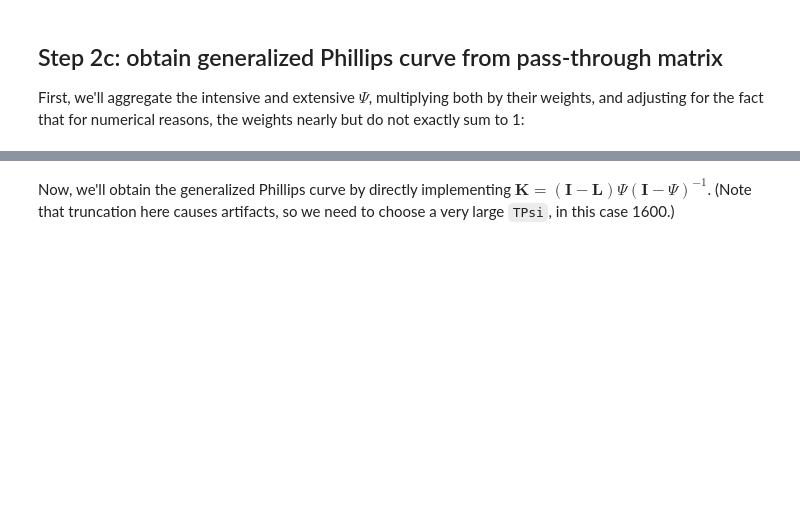
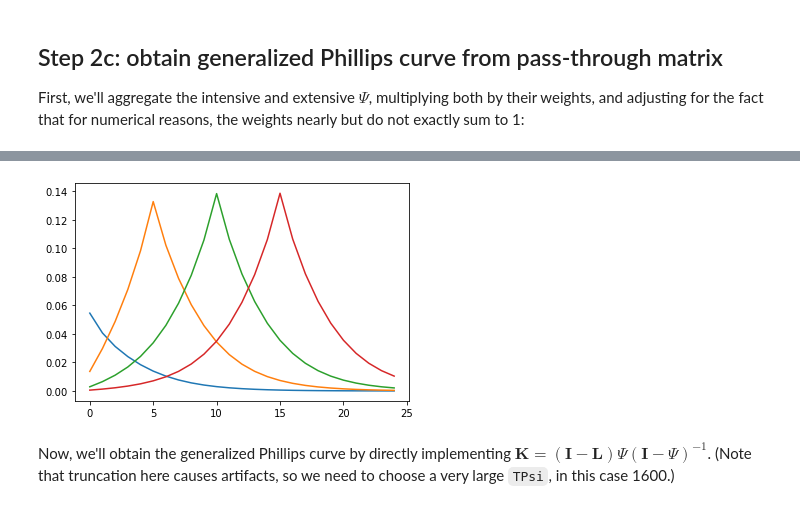
Before and after one commit to shade-econ/new-old-phillips-curves, a Jupyter notebook: section6.ipynb, the cells around one changed output, grey strips where cells are left out. Cells and saved outputs as stored; diff of their text form; code cells hidden in the pictures; blank space fills up the shorter version.

```diff
--- a/section6.ipynb
+++ b/section6.ipynb
@@ -375,3 +394,7 @@ weight_intensive + weight_extensive
+# %%
+plt.plot(Psi[:25, [0, 5, 10, 15]]);
+# %% [output]
+[figure, added]
 # %% [markdown]
 Now, we'll obtain the generalized Phillips curve by directly implementing $\mathbf{K} = (\mathbf{I}-\mathbf{L})\Psi(\mathbf{I}-\Psi)^{-1}$. (Note that truncation here causes artifacts, so we need to choose a very large `TPsi`, in this case 1600.)
 # %%
```
Also changed, not shown: parts of 32 cells of this notebook.
